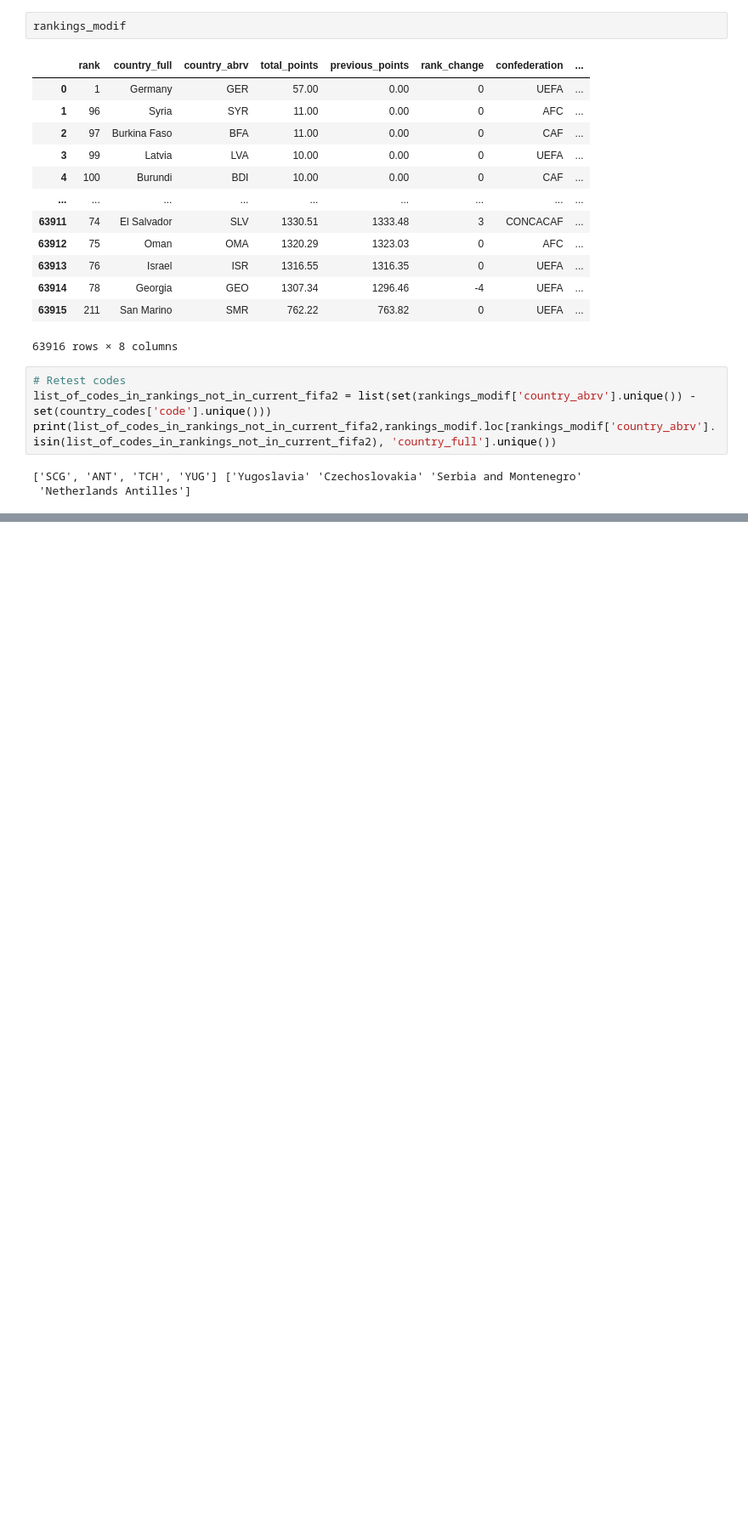
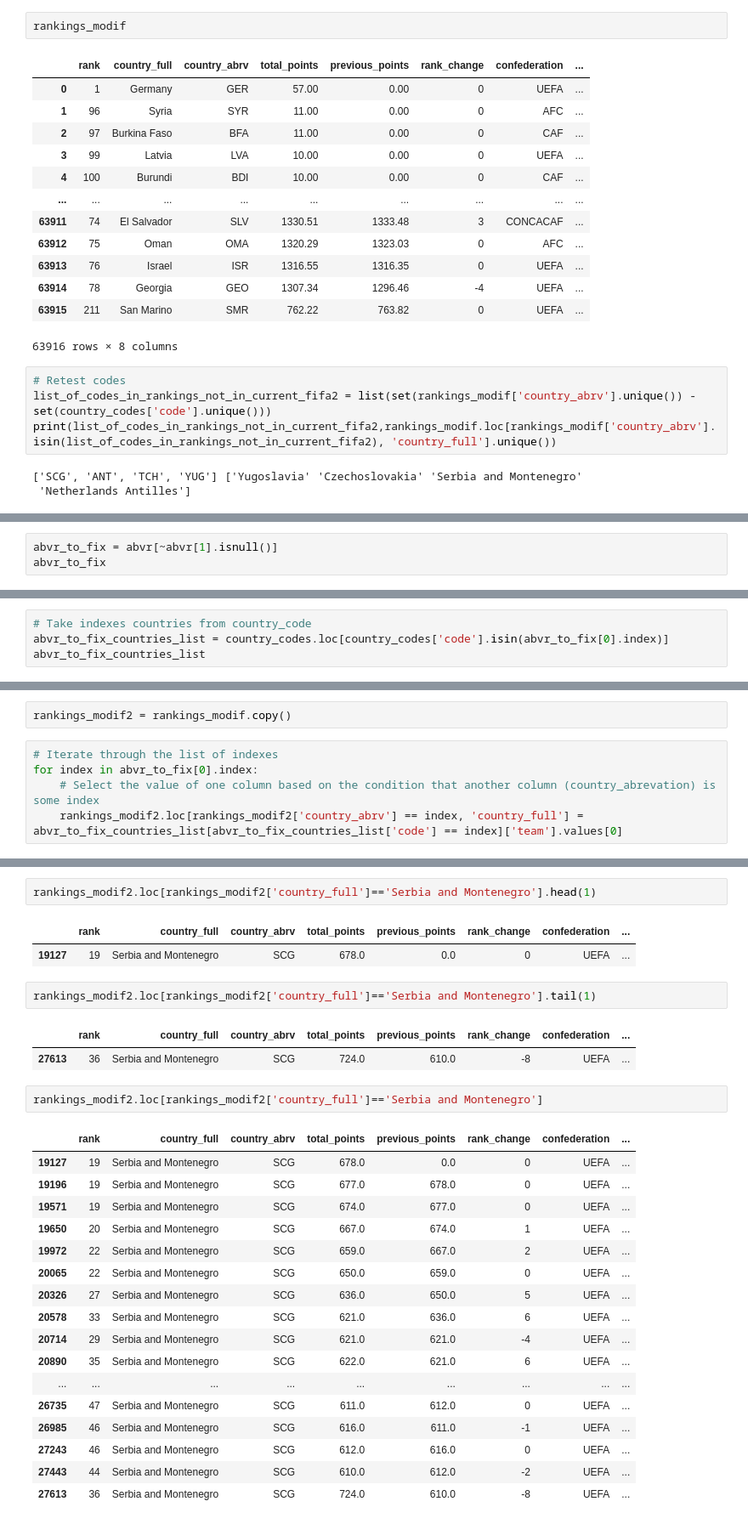
Before and after one commit to gabipana7/fifa-world-cup-2022, a Jupyter notebook: fifa-rankings-exploration.ipynb, the cells around one changed output, grey strips where cells are left out. Shown at 85% size. Cells and saved outputs as stored; diff of their text form; blank space fills up the shorter version.

```diff
--- a/fifa-rankings-exploration.ipynb
+++ b/fifa-rankings-exploration.ipynb
@@ -424,0 +186,3 @@ countries
+# %%
+abvr_to_fix = abvr[~abvr[1].isnull()]
+abvr_to_fix
@@ -424,0 +204,4 @@ countries
+# %%
+# Take indexes countries from country_code
+abvr_to_fix_countries_list = country_codes.loc[country_codes['code'].isin(abvr_to_fix[0].index)]
+abvr_to_fix_countries_list
@@ -424,0 +221,7 @@ countries
+# %%
+rankings_modif2 = rankings_modif.copy()
+# %%
+# Iterate through the list of indexes
+for index in abvr_to_fix[0].index:
+    # Select the value of one column based on the condition that another column (country_abrevation) is some index
+    rankings_modif2.loc[rankings_modif2['country_abrv'] == index, 'country_full'] = abvr_to_fix_countries_list[abvr_to_fix_countries_list['code'] == index]['team'].values[0]
@@ -424,0 +312,30 @@ countries
+# %%
+rankings_modif2.loc[rankings_modif2['country_full']=='Serbia and Montenegro'].head(1)
+# %% [output]
+|  | rank | country_full | country_abrv | total_points | previous_points | rank_change | confederation | ... |
+| 19127 | 19 | Serbia and Montenegro | SCG | 678.0 | 0.0 | 0 | UEFA | ... |
+# %%
+rankings_modif2.loc[rankings_modif2['country_full']=='Serbia and Montenegro'].tail(1)
+# %% [output]
+|  | rank | country_full | country_abrv | total_points | previous_points | rank_change | confederation | ... |
+| 27613 | 36 | Serbia and Montenegro | SCG | 724.0 | 610.0 | -8 | UEFA | ... |
+# %%
+rankings_modif2.loc[rankings_modif2['country_full']=='Serbia and Montenegro']
+# %% [output]
+|  | rank | country_full | country_abrv | total_points | previous_points | rank_change | confederation | ... |
+| 19127 | 19 | Serbia and Montenegro | SCG | 678.0 | 0.0 | 0 | UEFA | ... |
+| 19196 | 19 | Serbia and Montenegro | SCG | 677.0 | 678.0 | 0 | UEFA | ... |
+| 19571 | 19 | Serbia and Montenegro | SCG | 674.0 | 677.0 | 0 | UEFA | ... |
+| 19650 | 20 | Serbia and Montenegro | SCG | 667.0 | 674.0 | 1 | UEFA | ... |
+| 19972 | 22 | Serbia and Montenegro | SCG | 659.0 | 667.0 | 2 | UEFA | ... |
+| 20065 | 22 | Serbia and Montenegro | SCG | 650.0 | 659.0 | 0 | UEFA | ... |
+| 20326 | 27 | Serbia and Montenegro | SCG | 636.0 | 650.0 | 5 | UEFA | ... |
+| 20578 | 33 | Serbia and Montenegro | SCG | 621.0 | 636.0 | 6 | UEFA | ... |
+| 20714 | 29 | Serbia and Montenegro | SCG | 621.0 | 621.0 | -4 | UEFA | ... |
+| 20890 | 35 | Serbia and Montenegro | SCG | 622.0 | 621.0 | 6 | UEFA | ... |
+| ... | ... | ... | ... | ... | ... | ... | ... | ... |
+| 26735 | 47 | Serbia and Montenegro | SCG | 611.0 | 612.0 | 0 | UEFA | ... |
+| 26985 | 46 | Serbia and Montenegro | SCG | 616.0 | 611.0 | -1 | UEFA | ... |
+| 27243 | 46 | Serbia and Montenegro | SCG | 612.0 | 616.0 | 0 | UEFA | ... |
+| 27443 | 44 | Serbia and Montenegro | SCG | 610.0 | 612.0 | -2 | UEFA | ... |
+| 27613 | 36 | Serbia and Montenegro | SCG | 724.0 | 610.0 | -8 | UEFA | ... |
```
Also changed, not shown: parts of 55 cells of this notebook, 4 other files.
